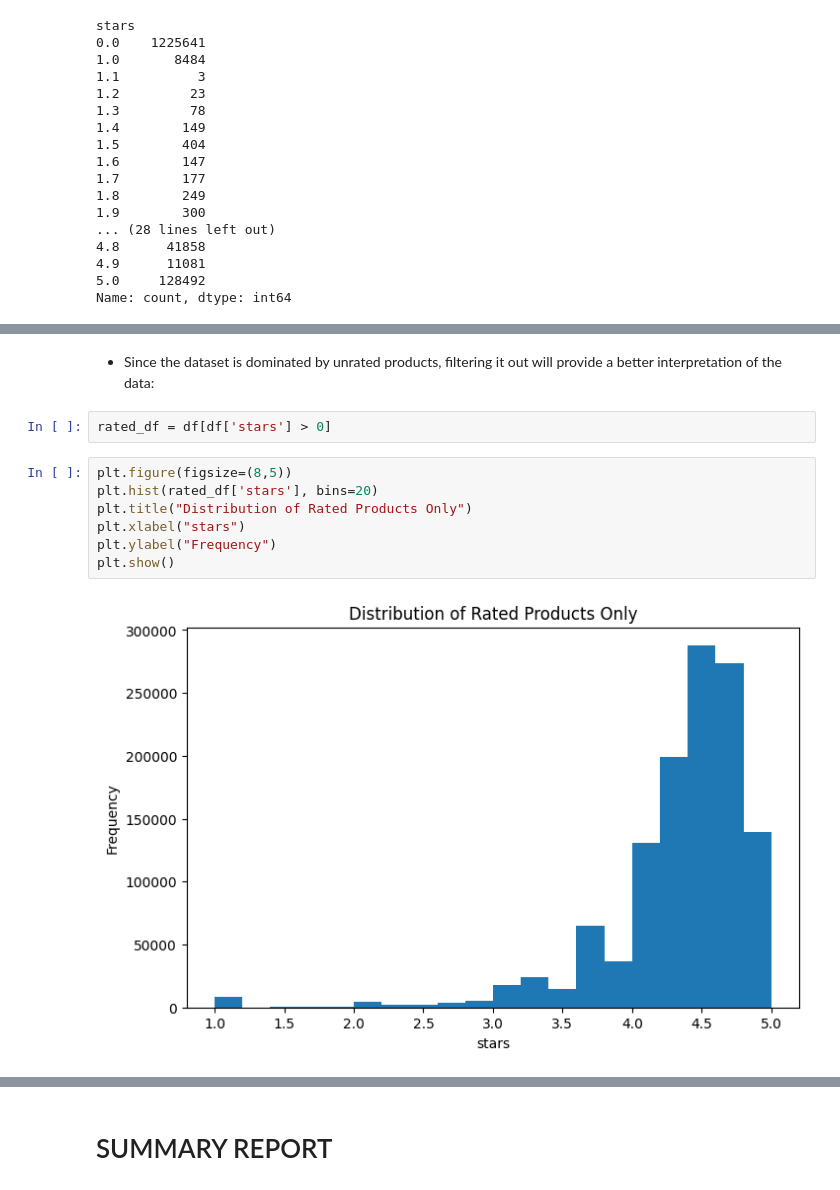
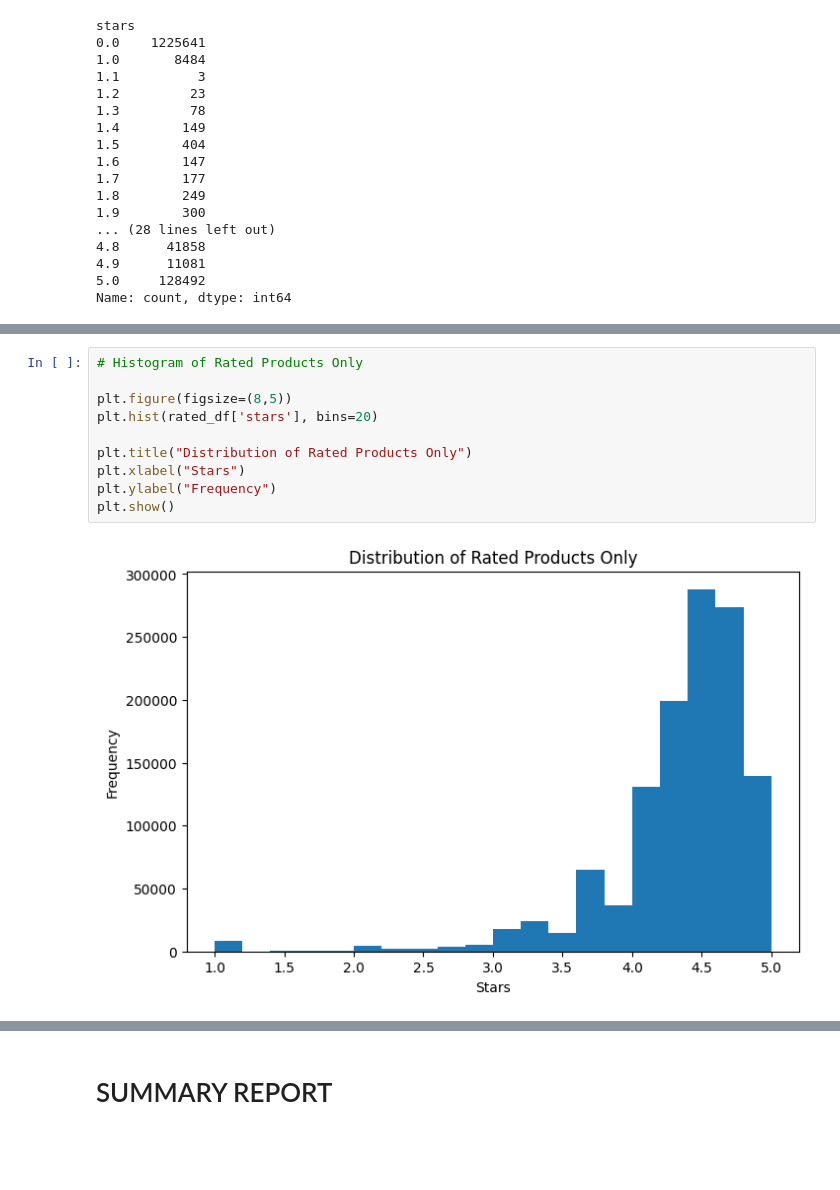
Before and after one commit to Irish-Lev/lab-eda-univariate, a Jupyter notebook: EDA_Univariate_Analysis.ipynb, the cells around one changed output, grey strips where cells are left out. Drawn from its saved outputs; the diff is of its cells as text; blank space fills up the shorter version.

Commit message:
Updated Analysis Notebook with new insights and visualizations.

```diff
--- a/EDA_Univariate_Analysis.ipynb
+++ b/EDA_Univariate_Analysis.ipynb
@@ -535,15 +602,14 @@ Name: count, dtype: int64
-# %% [markdown]
-* Since the dataset is dominated by unrated products, filtering it out will provide a better interpretation of the data:
-# %%
-rated_df = df[df['stars'] > 0]
-# %%
-plt.figure(figsize=(8,5))
-plt.hist(rated_df['stars'], bins=20)
-plt.title("Distribution of Rated Products Only")
-plt.xlabel("stars")
-plt.ylabel("Frequency")
-plt.show()
-# %% [output]
-[figure, removed]
+# %%
+# Histogram of Rated Products Only
+
+plt.figure(figsize=(8,5))
+plt.hist(rated_df['stars'], bins=20)
+
+plt.title("Distribution of Rated Products Only")
+plt.xlabel("Stars")
+plt.ylabel("Frequency")
+plt.show()
+# %% [output]
+[figure, added]
 # %% [markdown]
 - INSIGHT:
```
Also changed, not shown: parts of 22 cells of this notebook.
